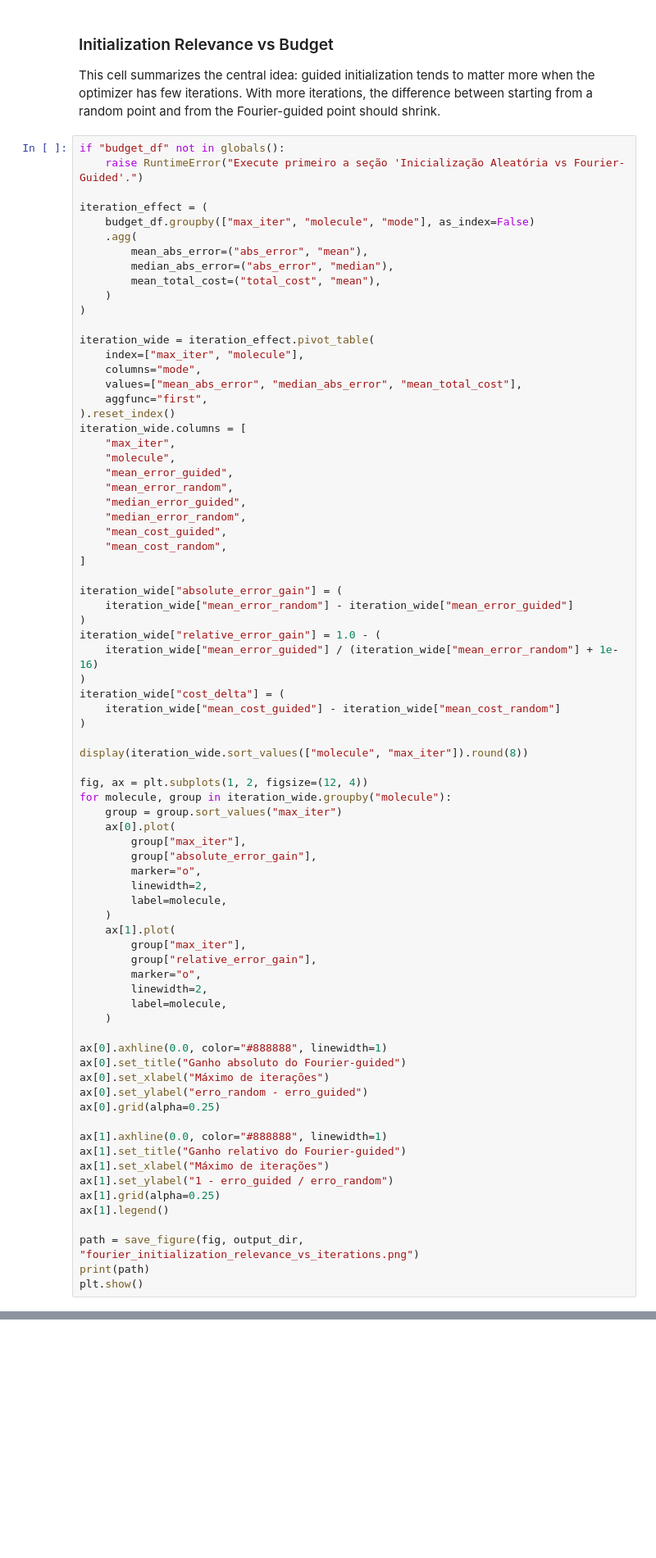
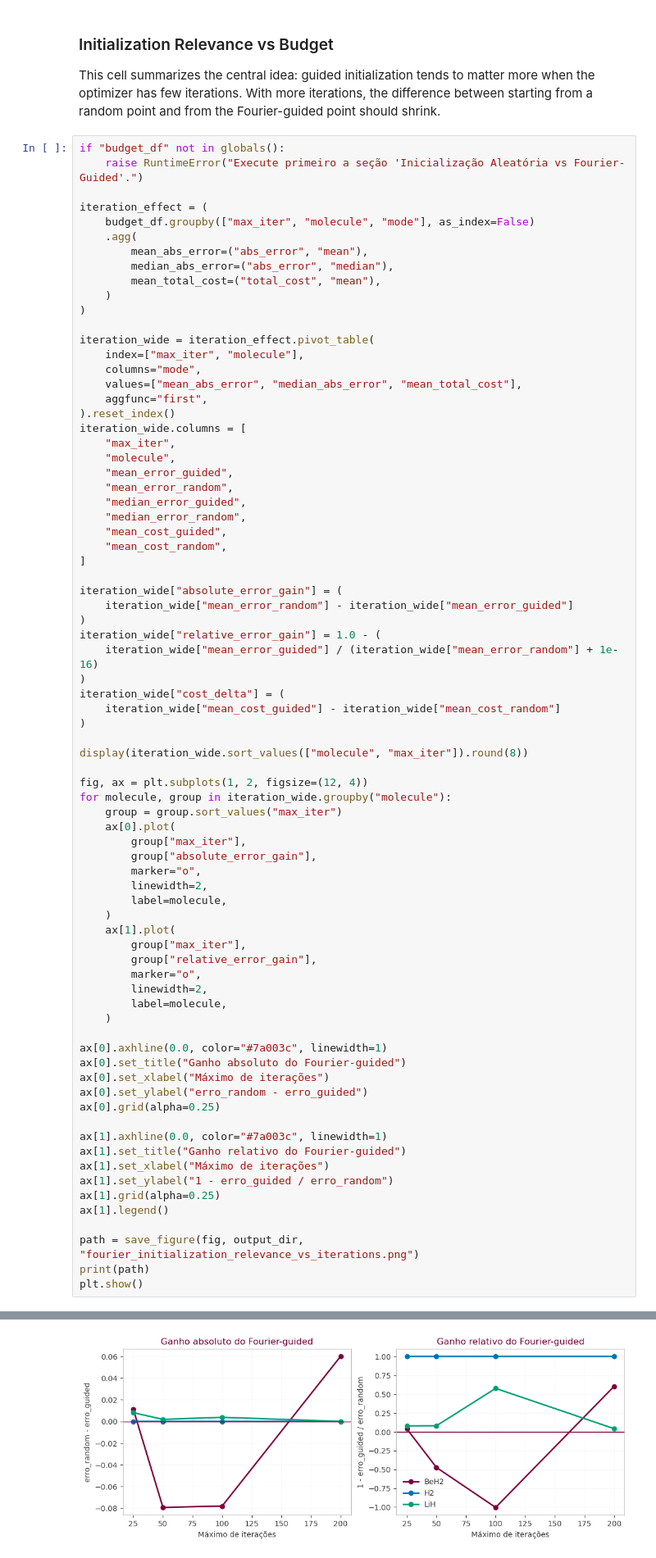
Before and after one commit to YannLeao/vqe-quantum-simulation, a Jupyter notebook: notebooks/02_fourier_guided_initialization.ipynb, the cells around one changed output, grey strips where cells are left out. Shown at 82% size. Cells and saved outputs as stored; diff of their text form; blank space fills up the shorter version.

```diff
--- a/notebooks/02_fourier_guided_initialization.ipynb
+++ b/notebooks/02_fourier_guided_initialization.ipynb
@@ -346,13 +438,13 @@ for molecule, group in iteration_wide.groupby("molecule"):
         label=molecule,
     )
 
-ax[0].axhline(0.0, color="#888888", linewidth=1)
+ax[0].axhline(0.0, color="#7a003c", linewidth=1)
 ax[0].set_title("Ganho absoluto do Fourier-guided")
 ax[0].set_xlabel("Máximo de iterações")
 ax[0].set_ylabel("erro_random - erro_guided")
 ax[0].grid(alpha=0.25)
 
-ax[1].axhline(0.0, color="#888888", linewidth=1)
+ax[1].axhline(0.0, color="#7a003c", linewidth=1)
 ax[1].set_title("Ganho relativo do Fourier-guided")
 ax[1].set_xlabel("Máximo de iterações")
 ax[1].set_ylabel("1 - erro_guided / erro_random")
@@ -362,3 +454,4 @@ ax[1].legend()
 path = save_figure(fig, output_dir, "fourier_initialization_relevance_vs_iterations.png")
 print(path)
 plt.show()
+# %% [output]
@@ -364,0 +472 @@ plt.show()
+[figure, added]
```
Also changed, not shown: parts of 13 cells of this notebook, 33 other files.
